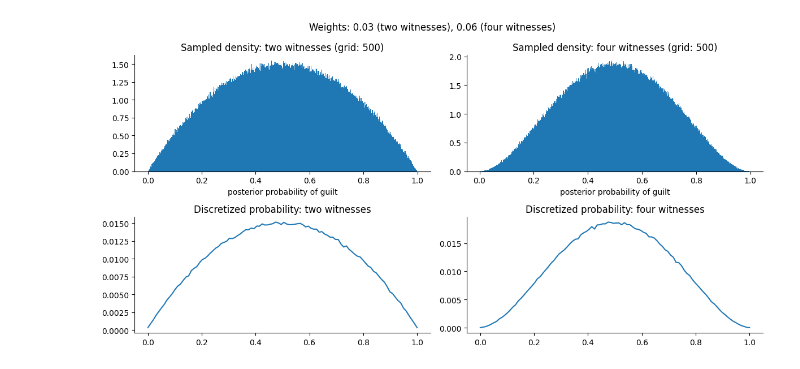
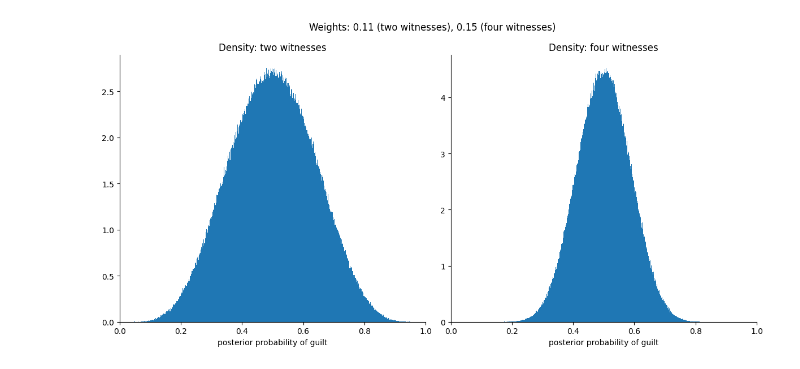
Before and after one commit to rfl-urbaniak/MRbook, a Jupyter notebook: docs/weight/four_witnesses.ipynb, the cells around one changed output. Drawn from its saved outputs; the diff is of its cells as text; code cells hidden in the pictures.

Commit message:
example for two witnesses done

```diff
--- a/docs/weight/four_witnesses.ipynb
+++ b/docs/weight/four_witnesses.ipynb
@@ -10,47 +35,36 @@ from probability_on_trial.weight import weight, expected_weight, normalize_sampl
 # %%
-# uncertainties if both original and new witnesses pull in two directions
+with pyro.plate("sample", 1e6):
+    sample_two_witnesses = pyro.sample("sample_two_witnesses", dist.Beta((1+strength),(1+strength)))
+    sample_four_witnesses = pyro.sample("sample_four_witnesses", dist.Beta((1 + (3 * strength)),(1 + (3 * strength))))
+probabilities_two_witnesses = normalize_sample(sample_two_witnesses, k = discretization)
+probabilities_four_witnesses = normalize_sample(sample_four_witnesses, k = discretization)
 
-with pyro.plate("sample", 1e6):
-    sample_two_witnesses = pyro.sample("sample_two_witnesses", dist.Beta(2,2))
-    sample_four_witnesses = pyro.sample("sample_four_witnesses", dist.Beta(3,3))
+weight_two = weight(probabilities_two_witnesses)
+weight_four = weight(probabilities_four_witnesses)
 
 
-discretized_probs_two_witnesses = normalize_sample(sample_two_witnesses, 100)
-discretized_probs_four_witnesses = normalize_sample(sample_four_witnesses, 100)
-
-weight_two_witnesses = weight(discretized_probs_two_witnesses)
-weight_four_witnesses = weight(discretized_probs_four_witnesses)
-
-
-fig, ax = plt.subplots(2, 2, figsize=(12, 6))
+fig, ax = plt.subplots(1, 2, figsize=(12, 6), sharex=True)
 
 ax = ax.flatten()
 
-ax[0].set_title("Sampled density: two witnesses (grid: 500)")
+ax[0].set_title("Density: two witnesses")
 ax[0].hist(sample_two_witnesses.numpy(), bins=500, density=True)
 ax[0].set_xlabel("posterior probability of guilt")
+ax[0].set_xlim(0,1)
 
-ax[1].set_title("Sampled density: four witnesses (grid: 500)")
+ax[1].set_title("Density: four witnesses")
 ax[1].hist(sample_four_witnesses.numpy(), bins=500, density=True)
 ax[1].set_xlabel("posterior probability of guilt")
 
 
-probaxis = np.linspace(0, 1, 100)
-ax[2].set_title("Discretized probability: two witnesses")
-ax[2].plot(probaxis, discretized_probs_two_witnesses)
-
-ax[3].set_title("Discretized probability: four witnesses")
-ax[3].plot(probaxis, discretized_probs_four_witnesses)
-
-plt.suptitle(f"Weights: {weight_two_witnesses:.2f} (two witnesses), {weight_four_witnesses:.2f} (four witnesses)")
+plt.suptitle(f"Weights: {weight_two:.2f} (two witnesses), {weight_four:.2f} (four witnesses)")
 
 plt.tight_layout()
 sns.despine()
 plt.show()
 
 
-
 # save figure
 fig.savefig("figures/uncertainties_two_four_witnesses.pdf")
 # %% [output]
-[figure, old version]
+[figure, new version]
```
Also changed, not shown: parts of 6 cells of this notebook, 3 other files.
